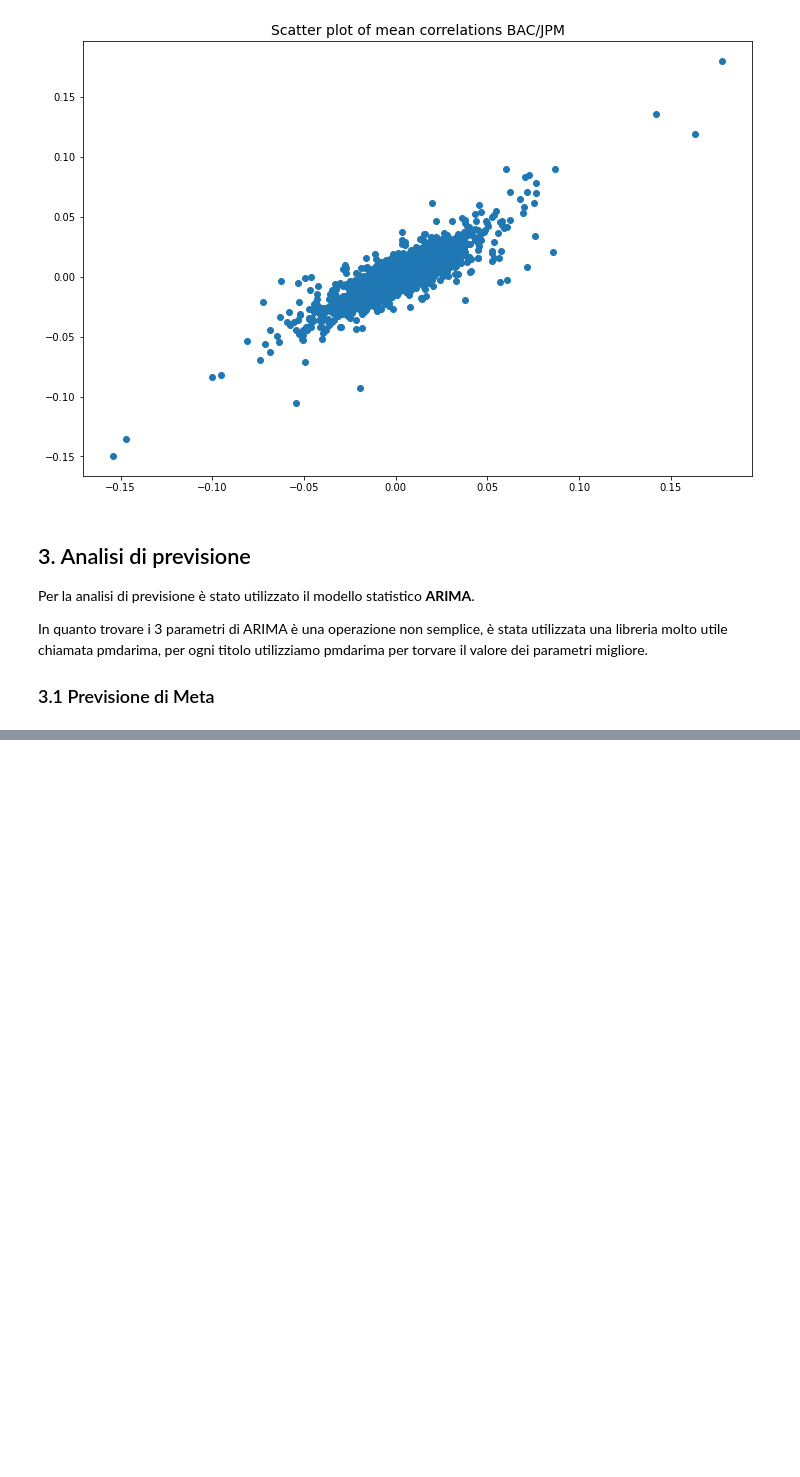
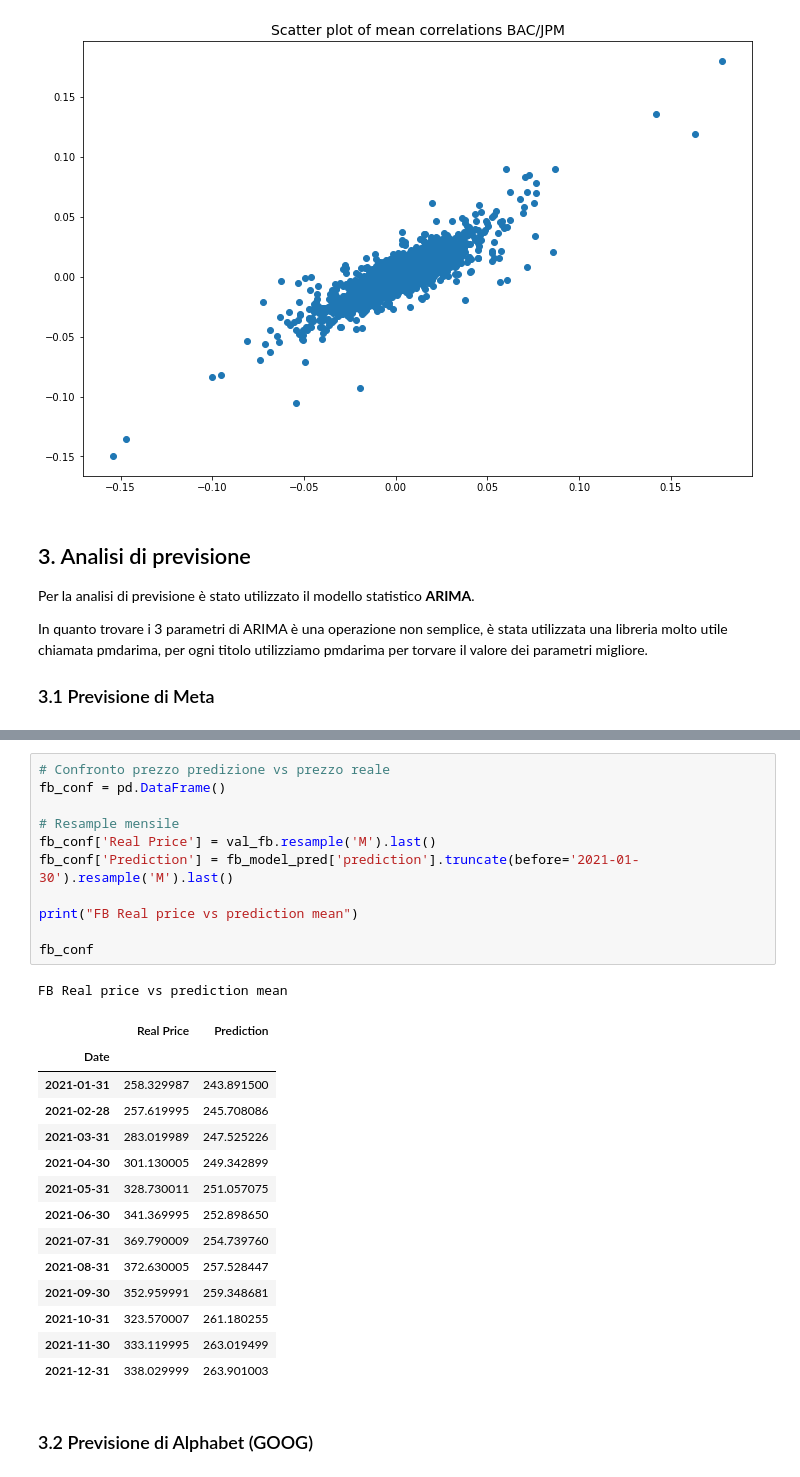
Before and after one commit to tommcamm/BISF-Project, a Jupyter notebook: python/Notebook del progetto.ipynb, the cells around one changed output, grey strips where cells are left out. Drawn from its saved outputs; the diff is of its cells as text; blank space fills up the shorter version.

Commit message:
tabelle di confronto e immagini per docu

```diff
--- a/python/Notebook del progetto.ipynb
+++ b/python/Notebook del progetto.ipynb
@@ -1865,0 +1443,29 @@ fig.set_size_inches(14, 8)
+# %%
+# Confronto prezzo predizione vs prezzo reale
+fb_conf = pd.DataFrame()
+
+# Resample mensile
+fb_conf['Real Price'] = val_fb.resample('M').last()
+fb_conf['Prediction'] = fb_model_pred['prediction'].truncate(before='2021-01-30').resample('M').last()
+
+print("FB Real price vs prediction mean")
+
+fb_conf
+# %% [output]
+FB Real price vs prediction mean
+|  | Real Price | Prediction |
+| Date |  |  |
+| 2021-01-31 | 258.329987 | 243.891500 |
+| 2021-02-28 | 257.619995 | 245.708086 |
+| 2021-03-31 | 283.019989 | 247.525226 |
+| 2021-04-30 | 301.130005 | 249.342899 |
+| 2021-05-31 | 328.730011 | 251.057075 |
+| 2021-06-30 | 341.369995 | 252.898650 |
+| 2021-07-31 | 369.790009 | 254.739760 |
+| 2021-08-31 | 372.630005 | 257.528447 |
+| 2021-09-30 | 352.959991 | 259.348681 |
+| 2021-10-31 | 323.570007 | 261.180255 |
+| 2021-11-30 | 333.119995 | 263.019499 |
+| 2021-12-31 | 338.029999 | 263.901003 |
+# %% [markdown]
+### 3.2 Previsione di Alphabet (GOOG)
```
Also changed, not shown: parts of 50 cells of this notebook, 17 other files.
